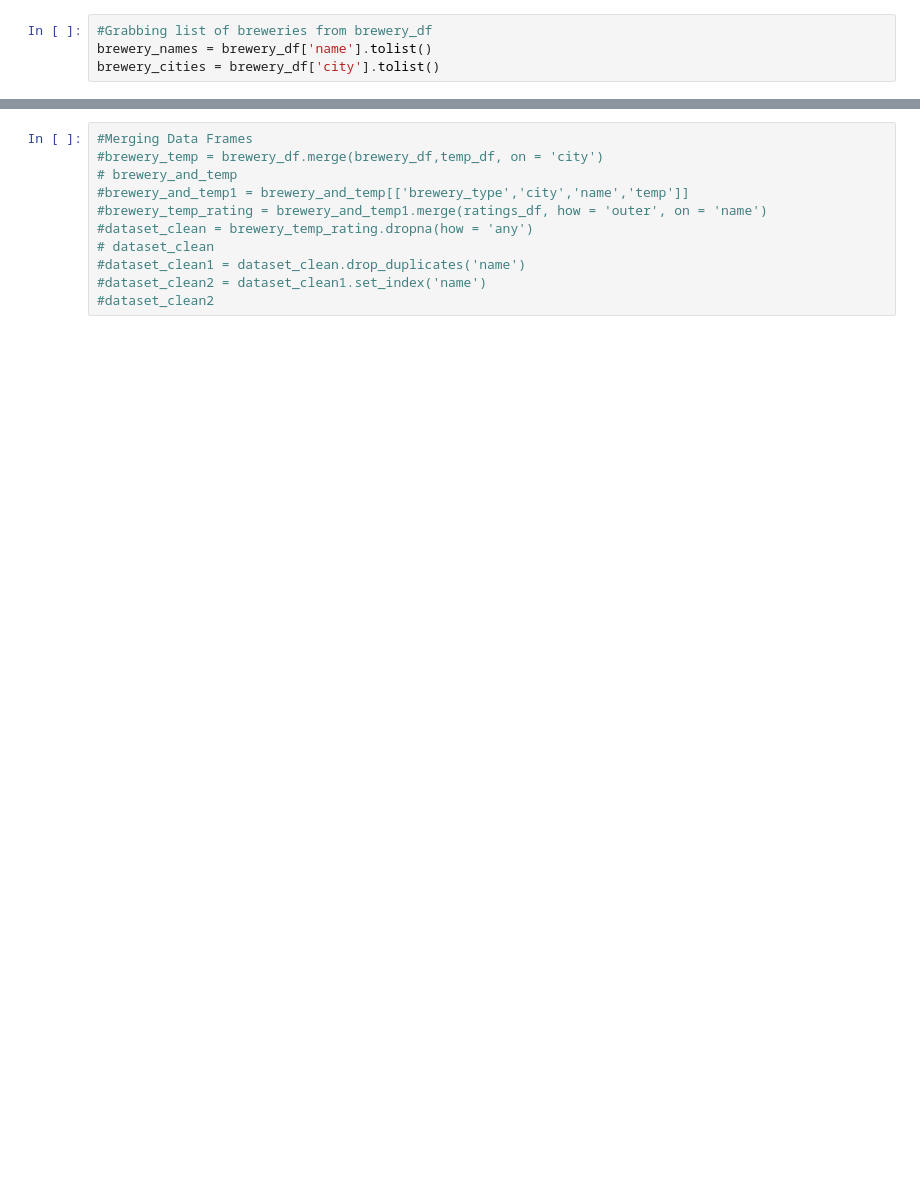
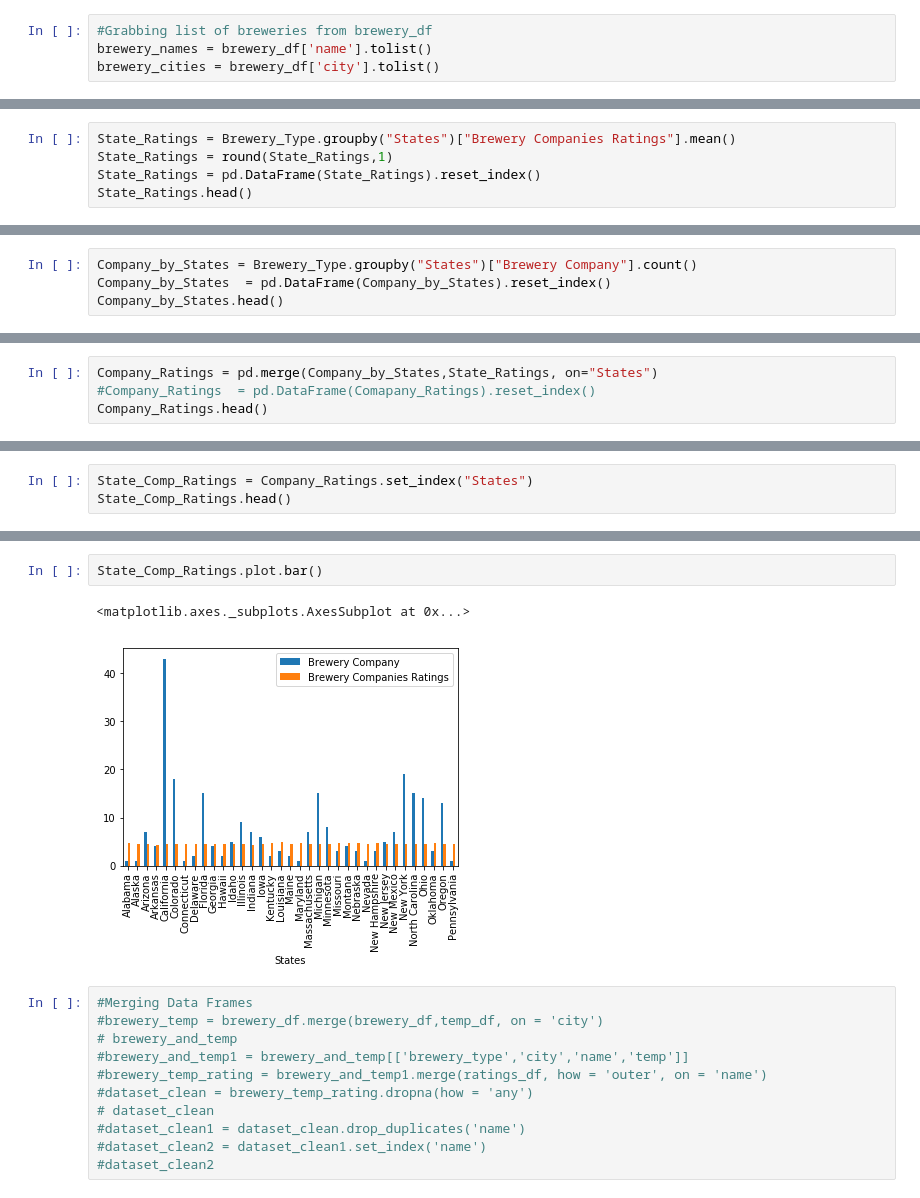
Before and after one commit to gmurphy794/InfoBeermatics, a Jupyter notebook: Beer Project.ipynb, the cells around one changed output, grey strips where cells are left out. Saved outputs shown, nothing was run; the diff lists cells and outputs as text; blank space fills up the shorter version.

```diff
--- a/Beer Project.ipynb
+++ b/Beer Project.ipynb
@@ -256,0 +365,5 @@ NameError: name 'B_T_R' is not defined
+# %%
+State_Ratings = Brewery_Type.groupby("States")["Brewery Companies Ratings"].mean()
+State_Ratings = round(State_Ratings,1)
+State_Ratings = pd.DataFrame(State_Ratings).reset_index()
+State_Ratings.head()
@@ -256,0 +377,4 @@ NameError: name 'B_T_R' is not defined
+# %%
+Company_by_States = Brewery_Type.groupby("States")["Brewery Company"].count()
+Company_by_States  = pd.DataFrame(Company_by_States).reset_index()
+Company_by_States.head()
@@ -256,0 +388,4 @@ NameError: name 'B_T_R' is not defined
+# %%
+Company_Ratings = pd.merge(Company_by_States,State_Ratings, on="States")
+#Company_Ratings  = pd.DataFrame(Comapany_Ratings).reset_index()
+Company_Ratings.head()
@@ -256,0 +399,3 @@ NameError: name 'B_T_R' is not defined
+# %%
+State_Comp_Ratings = Company_Ratings.set_index("States")
+State_Comp_Ratings.head()
@@ -257,3 +410,8 @@ NameError: name 'B_T_R' is not defined
+# %%
+State_Comp_Ratings.plot.bar()
+# %% [output]
+<matplotlib.axes._subplots.AxesSubplot at 0x...>
+[figure, added]
 # %%
 #Merging Data Frames
 #brewery_temp = brewery_df.merge(brewery_df,temp_df, on = 'city')
```
Also changed, not shown: parts of 32 cells of this notebook.
